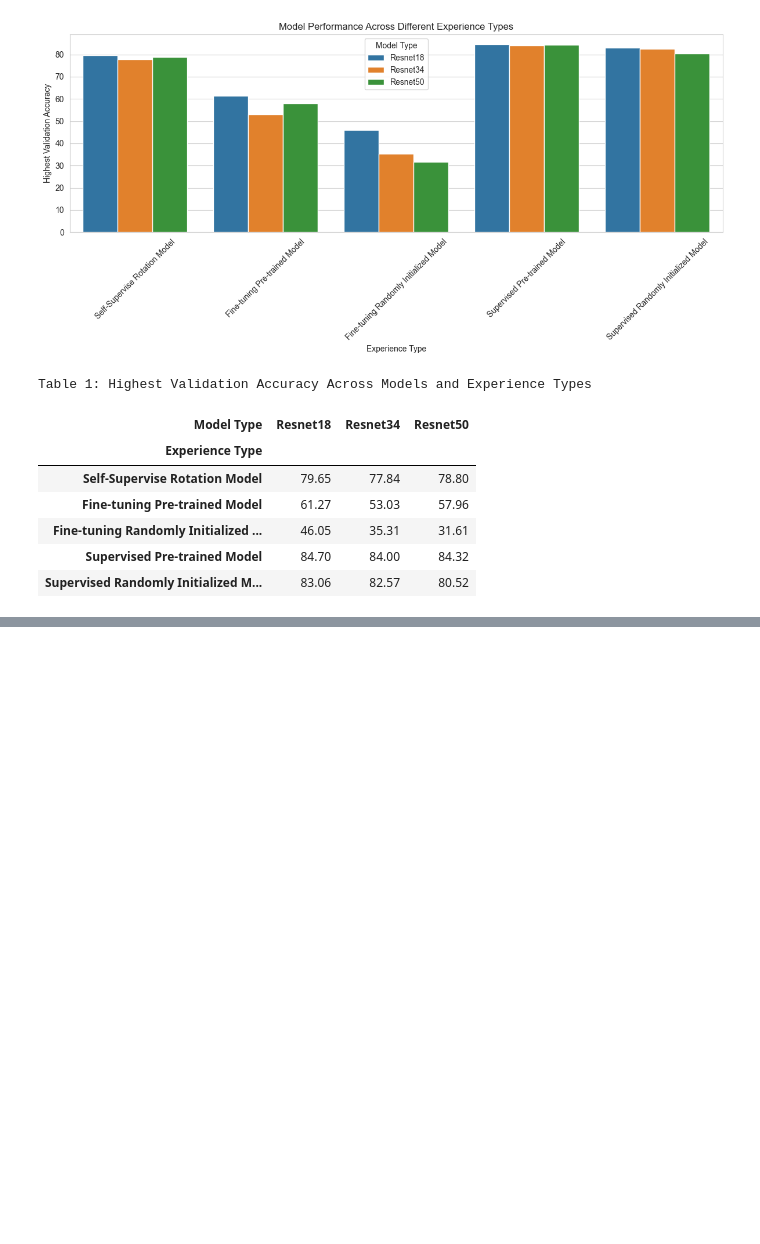
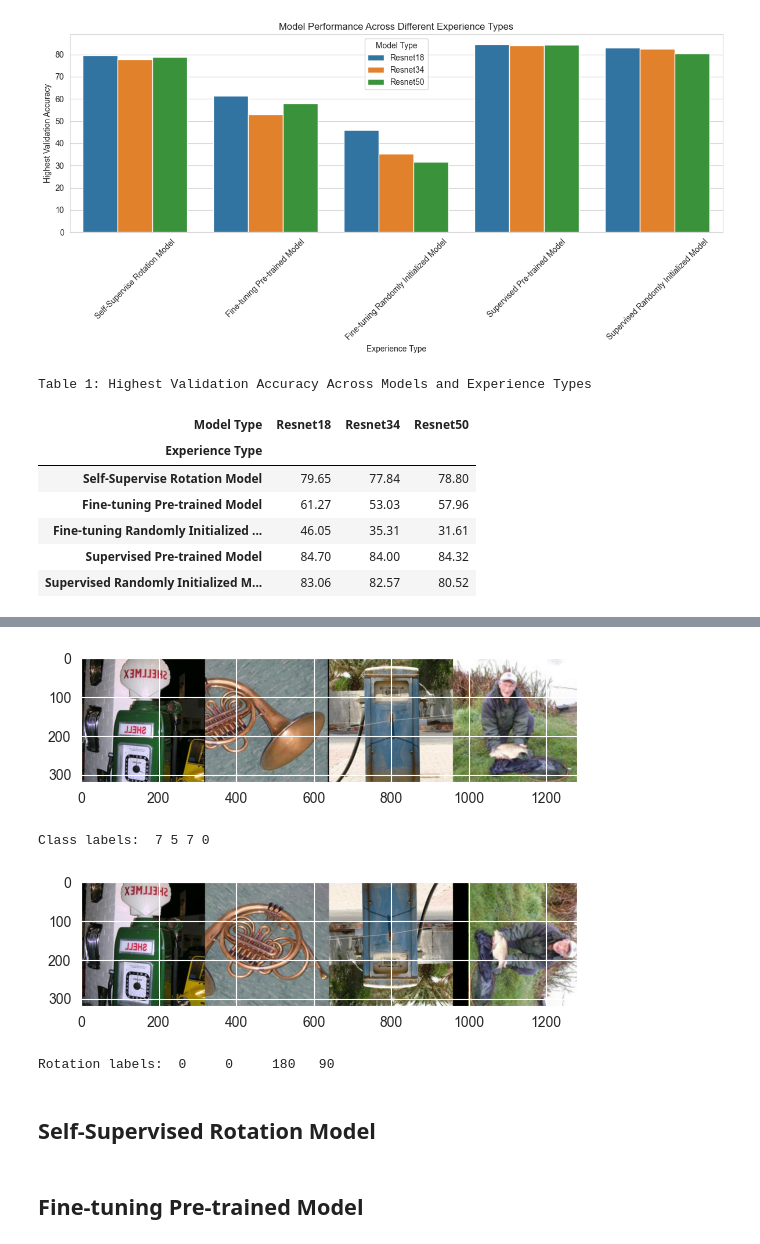
Before and after one commit to whats2000/Deep-Learning, a Jupyter notebook: PyTorch/Class/pytorch104/A4.ipynb, the cells around one changed output, grey strips where cells are left out. Drawn from its saved outputs; the diff is of its cells as text; code cells hidden in the pictures; blank space fills up the shorter version.

```diff
--- a/PyTorch/Class/pytorch104/A4.ipynb
+++ b/PyTorch/Class/pytorch104/A4.ipynb
@@ -2868,0 +2987,11 @@ Table 1: Highest Validation Accuracy Across Models and Experience Types
+# %%
+from torch.utils.data import DataLoader
+
+batch_size = 16
+
+# Create datasets and dataloaders
+trainset = ImageNette(csv_file='train_data.csv', mode='train', transform=transform_train)
+trainloader = DataLoader(trainset, batch_size=batch_size, shuffle=True, num_workers=0)
+
+testset = ImageNette(csv_file='valid_data.csv', mode='val', transform=transform_valid)
+testloader = DataLoader(testset, batch_size=batch_size, shuffle=False, num_workers=0)
@@ -2868,0 +3137,28 @@ Table 1: Highest Validation Accuracy Across Models and Experience Types
+# %%
+import matplotlib.pyplot as plt
+
+rot_classes = ('0', '90', '180', '270')
+
+
+def imshow(img):
+    # un-normalize
+    img = transforms.Normalize((0, 0, 0), 1 / train_std)(img)
+    img = transforms.Normalize(- train_mean, (1, 1, 1))(img)
+    npimg = img.numpy()
+    plt.imshow(np.transpose(npimg, (1, 2, 0)))
+    plt.show()
+
+
+dataiter = iter(trainloader)
+images, rot_images, rot_labels, labels = next(dataiter)
+
+# print images and rotated images
+imshow(torchvision.utils.make_grid(images[:4], padding=0))
+print('Class labels: ', ' '.join(f'{labels[j]}' for j in range(4)))
+imshow(torchvision.utils.make_grid(rot_images[:4], padding=0))
+print('Rotation labels: ', ' '.join(f'{rot_classes[rot_labels[j]]:5s}' for j in range(4)))
+# %% [output]
+[figure, added]
+Class labels:  7 5 7 0
+[figure, added]
+Rotation labels:  0     0     180   90
@@ -2868,0 +3169,2 @@ Table 1: Highest Validation Accuracy Across Models and Experience Types
+# %% [markdown]
+## Self-Supervised Rotation Model
@@ -2868,0 +3204,2 @@ Table 1: Highest Validation Accuracy Across Models and Experience Types
+# %% [markdown]
+## Fine-tuning Pre-trained Model
```
Also changed, not shown: parts of 17 cells of this notebook.
